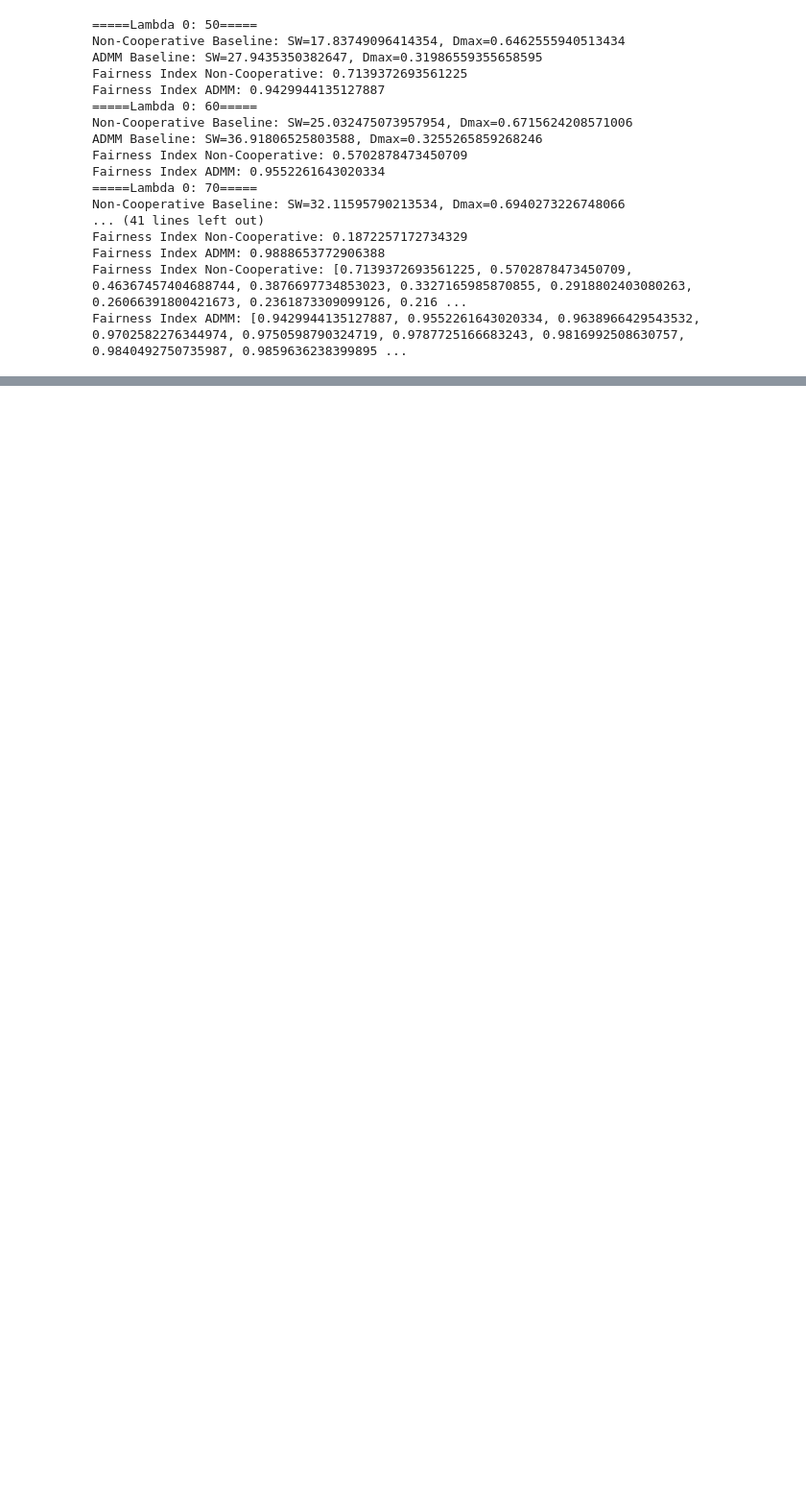
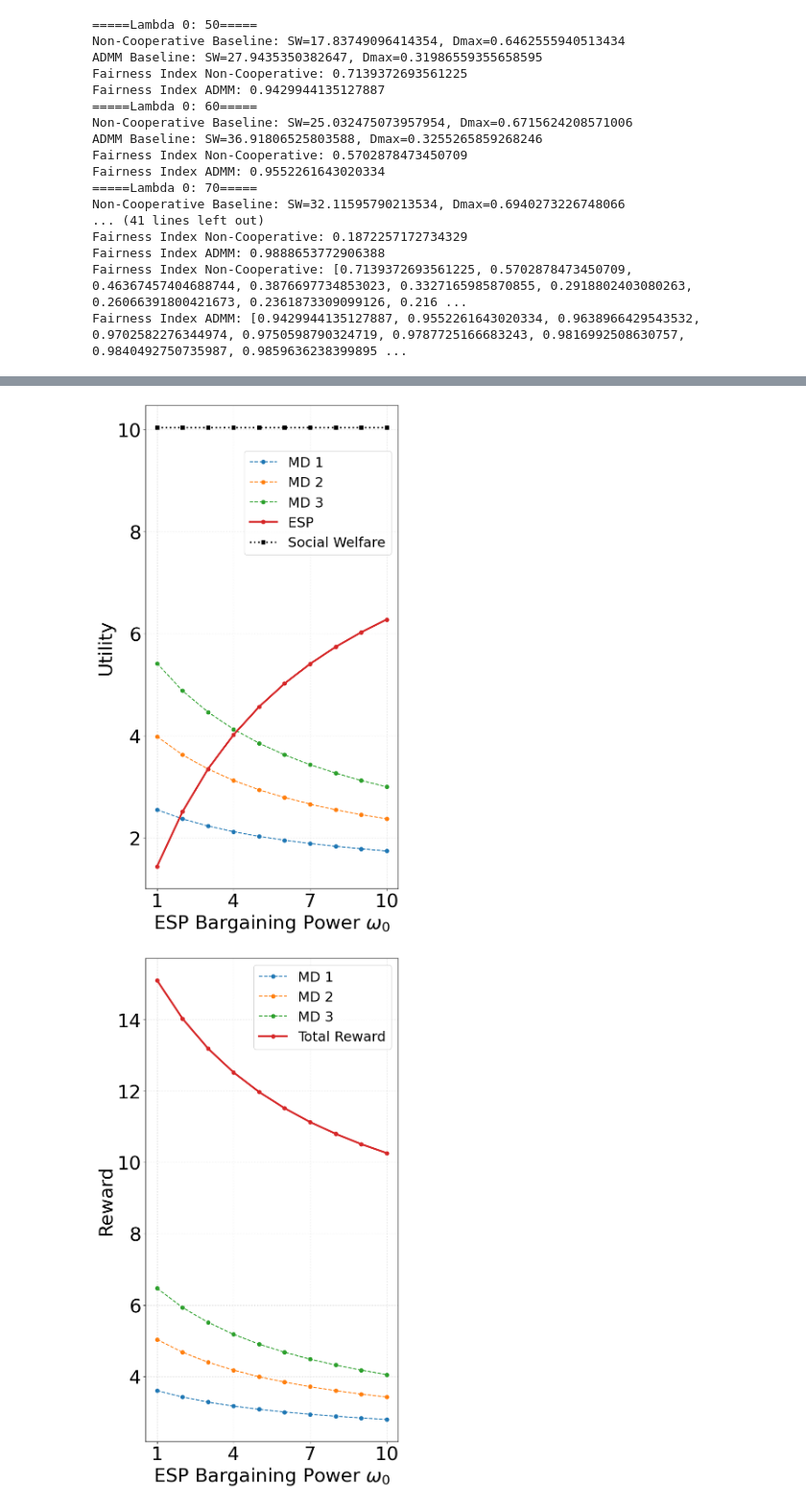
Before and after one commit to Barytes/NBS_project, a Jupyter notebook: plot.ipynb, the cells around one changed output, grey strips where cells are left out. Shown at 96% size. Drawn from its saved outputs; the diff is of its cells as text; code cells hidden in the pictures; blank space fills up the shorter version.

```diff
--- a/plot.ipynb
+++ b/plot.ipynb
@@ -399,7 +398,7 @@ Fairness Index Non-Cooperative: [0.7139372693561225, 0.5702878473450709, 0.46367
 Fairness Index ADMM: [0.9429944135127887, 0.9552261643020334, 0.9638966429543532, 0.9702582276344974, 0.9750598790324719, 0.9787725166683243, 0.9816992508630757, 0.9840492750735987, 0.9859636238399895 ...
 # %%
 # Experiment 3: Impact of Bargaining Power
-import copy
+
 CONFIG3_PATH = os.path.join(PROJECT_PATH, "configs", "test3.json")
 config3 = Config(CONFIG3_PATH)
 seed = 41
@@ -433,6 +432,7 @@ print(f"\nESP params: {esp.param}")
 
 omega_0_list = [1,2,3,4,5,6,7,8,9,10]
 all_utilities = [[] for _ in range(len(MDs) + 1)]
+all_rewards = [[] for _ in range(len(MDs) + 1)]
 sw_history = []
 for omega_0 in omega_0_list:
     print(f"=====Omega 0: {omega_0}=====")
@@ -448,9 +448,12 @@ for omega_0 in omega_0_list:
     current_utility = [md.utility(p_admm[i], r_admm[i]) for i, md in enumerate(MDs)]
     current_utility.append(esp.utility(Dmax_admm, r_admm))
     print(f"ADMM Utility: {current_utility}")
+    r_admm = np.append(r_admm,np.sum(r_admm))  # 将ESP的reward添加到列表中
+    print(f"ADMM Reward: {r_admm}")
 
     for i in range(len(MDs) + 1):
         all_utilities[i].append(current_utility[i])
+        all_rewards[i].append(r_admm[i])
 # %% [output]
 Omega_n List: [1, 2, 3]
 
@@ -482,33 +475,64 @@ ADMM Utility: [1.7427563172729525, 2.3708541252653577, 2.9989519332577625, 6.281
 # %%
-plt.figure(figsize=(12, 8))
+plt.rc('axes', labelsize=30)         # 坐标轴标签字体
+plt.rc('xtick', labelsize=30)        # x 轴刻度
+plt.rc('ytick', labelsize=30)        # y 轴刻度
+plt.rc('legend', fontsize=22)        # 图例
+plt.figure(figsize=(7, 12))
 
 # 遍历每个参与者的utility历史数据并绘制
 num_mds = len(MDs)
 for i in range(num_mds + 1):
     if i < num_mds:
         # 这是 MD 的曲线
         plt.plot(omega_0_list, all_utilities[i], marker='o', linestyle='--',
-                 label=f'MD {i+1} Utility')
+                 label=f'MD {i+1}')
     else:
         # 这是 ESP 的曲线，我们用更粗、更醒目的线条来突出它
         plt.plot(omega_0_list, all_utilities[i], marker='o', linestyle='-',
-                 linewidth=3, label='ESP Utility')
+                 linewidth=3, label='ESP')
 
 plt.plot(omega_0_list, sw_history,
          marker='s',              # 使用方形标记以作区分
          linestyle=':',             # 使用点线
          linewidth=2.5,
          color='black',           # 使用黑色
-         label='Total Social Welfare')
+         label='Social Welfare')
 
 # 美化图表
-plt.title('Utility & Social Welfare vs. ESP Bargaining Power ($\omega_0$)', fontsize=16)
-plt.xlabel('ESP Bargaining Power ($\omega_0$)', fontsize=12)
-plt.ylabel('Value', fontsize=12) # Y轴标签改为更通用的 "Value"
-plt.xticks(omega_0_list)
+# plt.title('Utility & Social Welfare vs. ESP Bargaining Power ($\omega_0$)', fontsize=16)
+plt.xlabel('ESP Bargaining Power $\omega_0$')
+plt.ylabel('Utility') # Y轴标签改为更通用的 "Value"
+plt.xticks([1, 4, 7, 10])
 plt.grid(True, linestyle=':', alpha=0.7)
-plt.legend(fontsize=10)
+plt.legend(loc='upper right', bbox_to_anchor=(1, 0.92))
 plt.tight_layout()
 plt.show()
+
+plt.figure(figsize=(7, 12))
+
+# 遍历每个参与者的utility历史数据并绘制
+num_mds = len(MDs)
+for i in range(num_mds + 1):
+    if i < num_mds:
+        # 这是 MD 的曲线
+        plt.plot(omega_0_list, all_rewards[i], marker='o', linestyle='--',
+                 label=f'MD {i+1}')
+    else:
+        # 这是 ESP 的曲线，我们用更粗、更醒目的线条来突出它
+        plt.plot(omega_0_list, all_rewards[i], marker='o', linestyle='-',
+                 linewidth=3, label='Total Reward')
+
+# 美化图表
+# plt.title('Utility & Social Welfare vs. ESP Bargaining Power ($\omega_0$)', fontsize=16)
+plt.xlabel('ESP Bargaining Power $\omega_0$')
+plt.ylabel('Reward') # Y轴标签改为更通用的 "Value"
+plt.xticks([1, 4, 7, 10])
+plt.grid(True, linestyle=':', alpha=0.7)
+plt.legend(loc='upper right')
+plt.tight_layout()
+plt.show()
+# %% [output]
+[figure, added]
+[figure, added]
 # %%
 # Experiment 4: Impact of Task Workload
```
Also changed, not shown: parts of 6 cells of this notebook, 2 other files.
